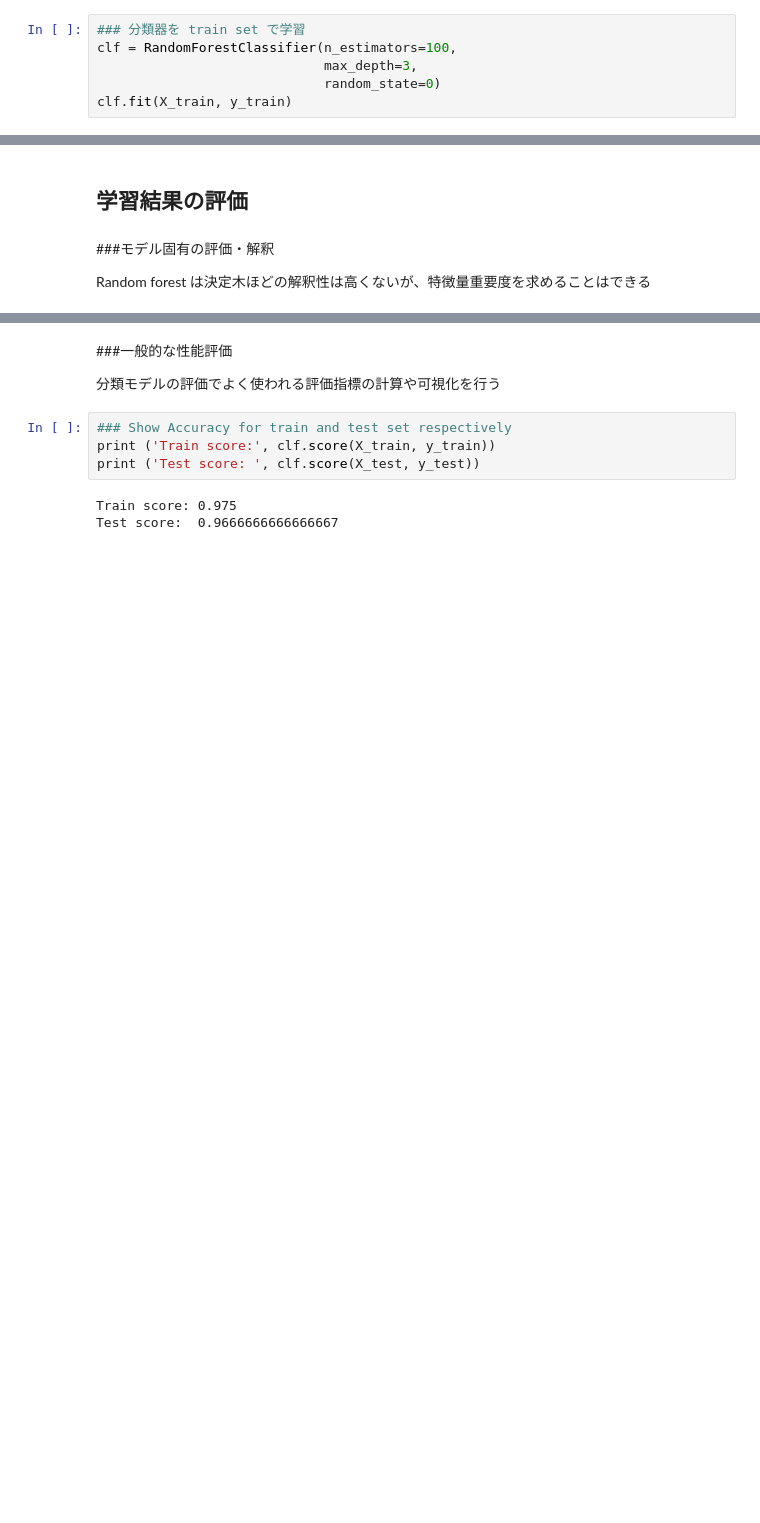
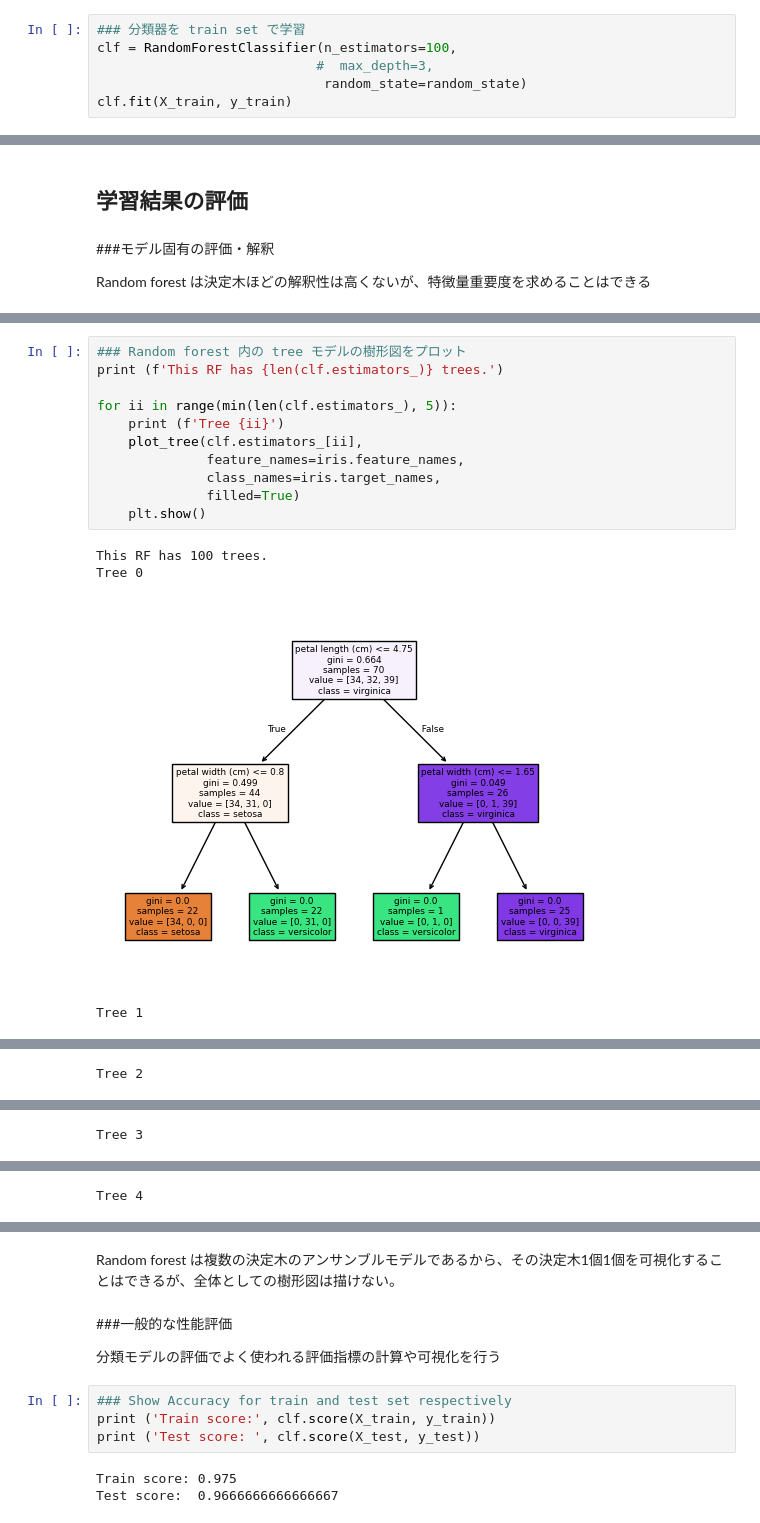
Before and after one commit to hiwasaki1712/ml_edu_notes, a Jupyter notebook: RF_iris_sample.ipynb, the cells around one changed output, grey strips where cells are left out. Drawn from its saved outputs; the diff is of its cells as text; blank space fills up the shorter version.

```diff
--- a/RF_iris_sample.ipynb
+++ b/RF_iris_sample.ipynb
@@ -100,7 +105,7 @@ plt.show()
 # %%
 ### 分類器を train set で学習
 clf = RandomForestClassifier(n_estimators=100,
-                             max_depth=3,
-                             random_state=0)
+                            #  max_depth=3,
+                             random_state=random_state)
 clf.fit(X_train, y_train)
 # %% [output]
@@ -122,0 +128,16 @@ petal width (cm)    : 0.445
+# %%
+### Random forest 内の tree モデルの樹形図をプロット
+print (f'This RF has {len(clf.estimators_)} trees.')
+
+for ii in range(min(len(clf.estimators_), 5)):
+    print (f'Tree {ii}')
+    plot_tree(clf.estimators_[ii],
+              feature_names=iris.feature_names,
+              class_names=iris.target_names,
+              filled=True)
+    plt.show()
+# %% [output]
+This RF has 100 trees.
+Tree 0
+[figure, added]
+Tree 1
@@ -122,0 +145 @@ petal width (cm)    : 0.445
+Tree 2
@@ -122,0 +147 @@ petal width (cm)    : 0.445
+Tree 3
@@ -122,0 +149 @@ petal width (cm)    : 0.445
+Tree 4
@@ -123,3 +151,5 @@ petal width (cm)    : 0.445
+# %% [markdown]
+Random forest は複数の決定木のアンサンブルモデルであるから、その決定木1個1個を可視化することはできるが、全体としての樹形図は描けない。
 # %% [markdown]
 ###一般的な性能評価
 
```
Also changed, not shown: parts of 7 cells of this notebook.
